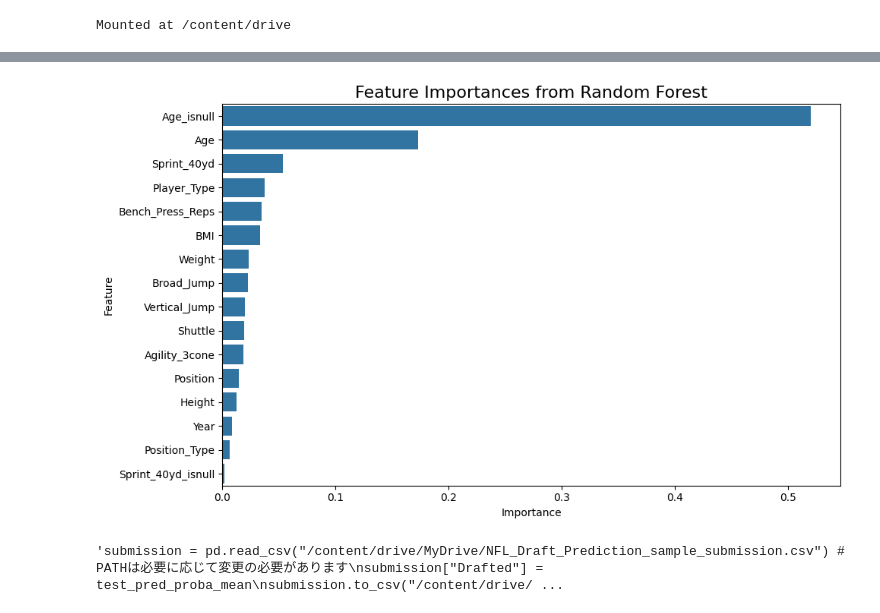
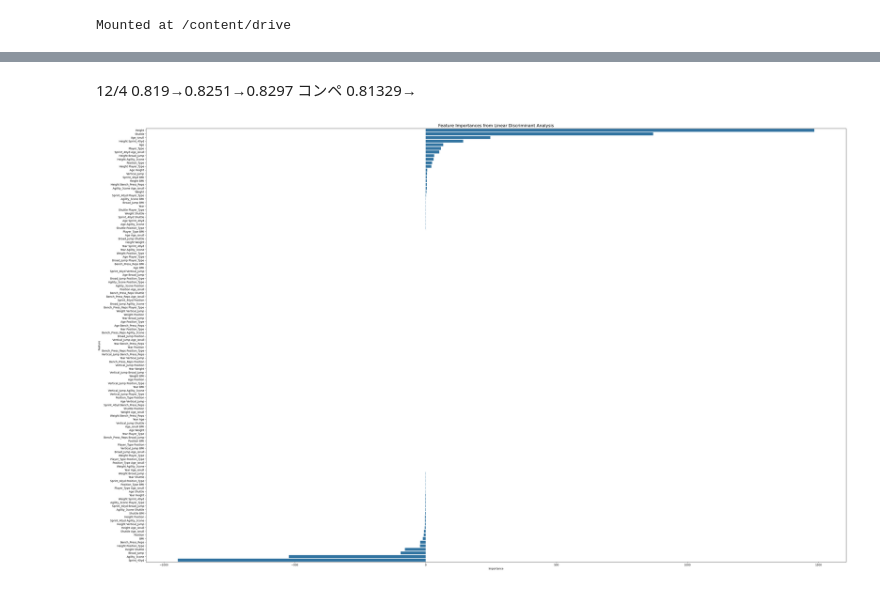
Before and after one commit to Ichin-0419/hp, a Jupyter notebook: competition_2_ipynb_のコピー.ipynb, the cells around one changed output, grey strips where cells are left out. Saved outputs shown, nothing was run; the diff lists cells and outputs as text; code cells hidden in the pictures.

```diff
--- a/competition_2_ipynb_のコピー.ipynb
+++ b/competition_2_ipynb_のコピー.ipynb
@@ -25,7 +27,7 @@ for df in [train, test]:
   df['Age_isnull'] = df['Age'].isnull().astype(int)
 
 for df in [train, test]:
-  df['Sprint_40yd_isnull'] = df['Sprint_40yd'].isnull().astype(int)
+  df['Sprint_isnull'] = df['Sprint_40yd'].isnull().astype(int)
 
 # 平均で補完する対象の列
 cols_to_fill = ['Age', 'Sprint_40yd', 'Vertical_Jump', 'Bench_Press_Reps',
@@ -48,16 +50,38 @@ for c in ["Player_Type", "Position_Type", "Position"]:
 for df in [train, test]:
   df['BMI'] = df['Weight'] / (df['Height'] ** 2)
 
+# Broad_Jumpの標準化
+from sklearn.preprocessing import StandardScaler
+ss = StandardScaler()
+train['Broad_Jump'] = ss.fit_transform(train[['Broad_Jump']])
+test['Broad_Jump'] = ss.transform(test[['Broad_Jump']])
+
+# 交差項の作成
+pf = PolynomialFeatures(degree=2, include_bias=False, interaction_only=True)
+
+# 訓練データからターゲット変数を除いた特徴量部分
+features_for_poly_train = train.drop(columns=["Drafted"])
+
+# PolynomialFeaturesをフィットさせ、訓練データを変換
+X_transformed = pf.fit_transform(features_for_poly_train)
+# 新しい特徴量を持つDataFrameを作成
+train_transformed_df = pd.DataFrame(X_transformed, columns=pf.get_feature_names_out(features_for_poly_train.columns), index=train.index)
+
+# ターゲット変数を再結合して、新しいtrain DataFrameとする
+train = pd.concat([train_transformed_df, train[['Drafted']]], axis=1)
+
+# テストデータに同じ変換を適用
+# テストデータにはターゲット変数がないため、そのまま変換
+test_transformed = pf.transform(test)
+# 新しい特徴量を持つDataFrameを作成し、新しいtest DataFrameとする
+test = pd.DataFrame(test_transformed, columns=pf.get_feature_names_out(test.columns), index=test.index)
+
 # 特徴量と目的変数に分ける
 X = train.drop(columns=["Drafted"])
 y = train["Drafted"]
 
 # モデルとCVの設定
-model = RandomForestClassifier(
-    n_estimators=100,
-    max_depth=5,
-    random_state=2025
-)
+model = LinearDiscriminantAnalysis()
 skf = StratifiedKFold(n_splits=5, shuffle=True, random_state=42)
 
 # スコア・予測格納用
@@ -106,24 +151,25 @@ Average Validation AUC: 0.819
+# %% [markdown]
+12/4 0.819→0.8251→0.8297
+コンペ 0.81329→
 # %%
 # 特徴量とその重要度をDataFrameにまとめる
 feature_importances = pd.DataFrame({
-    'Feature': X.columns,
-    'Importance': model.feature_importances_
+    'Feature': train_transformed_df.columns,
+    'Importance': model.coef_[0]
 }).sort_values(by='Importance', ascending=False)
 
 # 可視化
-plt.figure(figsize=(10, 6))
+plt.figure(figsize=(40, 24))
 sns.barplot(data=feature_importances, x='Importance', y='Feature')
-plt.title('Feature Importances from Random Forest', fontsize=16)
+plt.title('Feature Importances from Linear Discriminant Analysis', fontsize=16)
 plt.xlabel('Importance')
 plt.ylabel('Feature')
 plt.tight_layout()
 plt.show()
 # %% [output]
-[figure, old version]
+[figure, new version]
 # %%
 # このセルを実行すると提出用のCSVファイルが作成されます
 """submission = pd.read_csv("/content/drive/MyDrive/NFL_Draft_Prediction_sample_submission.csv") # PATHは必要に応じて変更の必要があります
 submission["Drafted"] = test_pred_proba_mean
 submission.to_csv("/content/drive/MyDrive/NFL_Draft_Prediction_baseline_submission.csv", index=False)"""
-# %% [output]
-'submission = pd.read_csv("/content/drive/MyDrive/NFL_Draft_Prediction_sample_submission.csv") # PATHは必要に応じて変更の必要があります\nsubmission["Drafted"] = test_pred_proba_mean\nsubmission.to_csv("/content/drive/ ...
```
Also changed, not shown: parts of 4 cells of this notebook.
